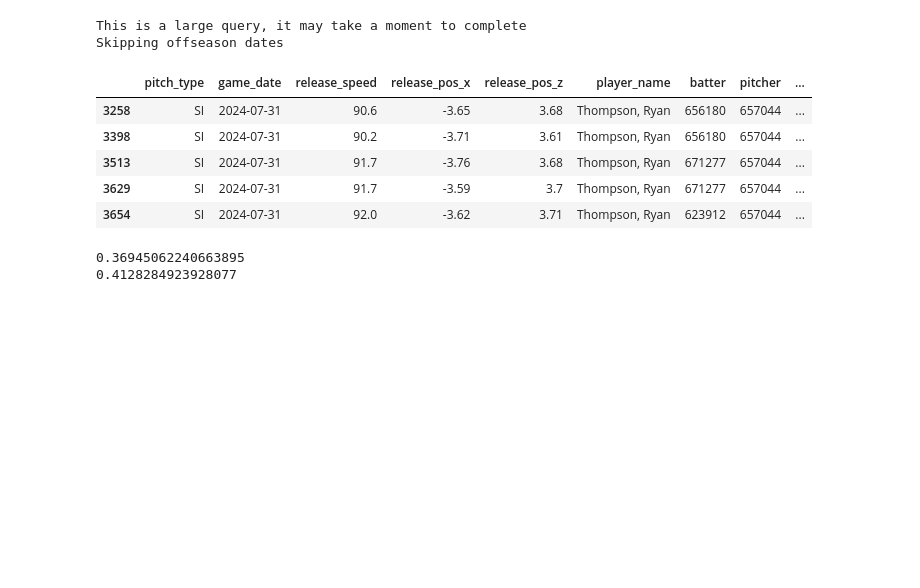
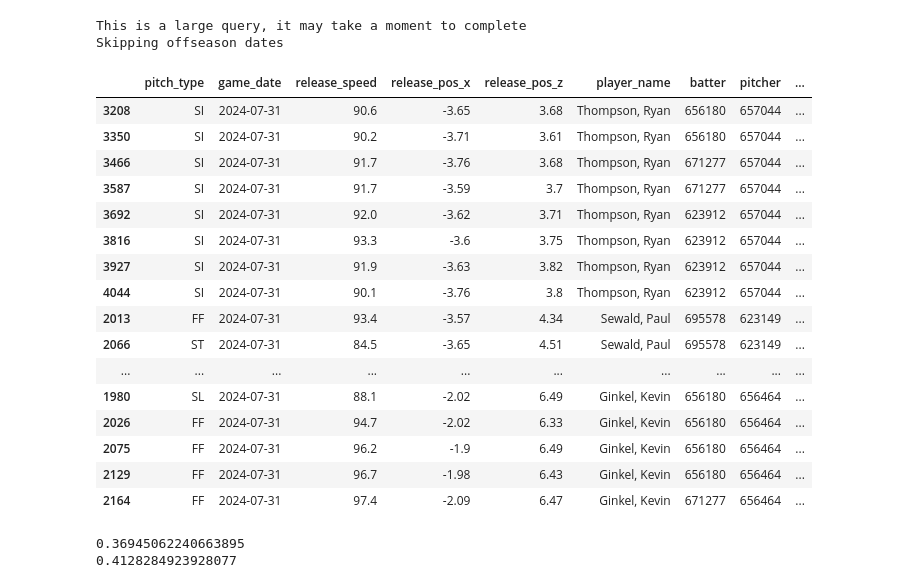
Before and after one commit to skparagas/Coors-Hangover-Effect, a Jupyter notebook: statcast.ipynb, the cells around one changed output. Saved outputs shown, nothing was run; the diff lists cells and outputs as text; code cells hidden in the pictures; blank space fills up the shorter version.

```diff
--- a/statcast.ipynb
+++ b/statcast.ipynb
@@ -28,14 +28,25 @@ Skipping offseason dates
 # %%
 df['bahb'] = df['babip_value']
 df.loc[df['events'] == 'home_run', 'bahb'] = 1
-df.head()
+df.head(50)
 # %% [output]
 |  | pitch_type | game_date | release_speed | release_pos_x | release_pos_z | player_name | batter | pitcher | ... |
-| 3258 | SI | 2024-07-31 | 90.6 | -3.65 | 3.68 | Thompson, Ryan | 656180 | 657044 | ... |
-| 3398 | SI | 2024-07-31 | 90.2 | -3.71 | 3.61 | Thompson, Ryan | 656180 | 657044 | ... |
-| 3513 | SI | 2024-07-31 | 91.7 | -3.76 | 3.68 | Thompson, Ryan | 671277 | 657044 | ... |
-| 3629 | SI | 2024-07-31 | 91.7 | -3.59 | 3.7 | Thompson, Ryan | 671277 | 657044 | ... |
-| 3654 | SI | 2024-07-31 | 92.0 | -3.62 | 3.71 | Thompson, Ryan | 623912 | 657044 | ... |
+| 3208 | SI | 2024-07-31 | 90.6 | -3.65 | 3.68 | Thompson, Ryan | 656180 | 657044 | ... |
+| 3350 | SI | 2024-07-31 | 90.2 | -3.71 | 3.61 | Thompson, Ryan | 656180 | 657044 | ... |
+| 3466 | SI | 2024-07-31 | 91.7 | -3.76 | 3.68 | Thompson, Ryan | 671277 | 657044 | ... |
+| 3587 | SI | 2024-07-31 | 91.7 | -3.59 | 3.7 | Thompson, Ryan | 671277 | 657044 | ... |
+| 3692 | SI | 2024-07-31 | 92.0 | -3.62 | 3.71 | Thompson, Ryan | 623912 | 657044 | ... |
+| 3816 | SI | 2024-07-31 | 93.3 | -3.6 | 3.75 | Thompson, Ryan | 623912 | 657044 | ... |
+| 3927 | SI | 2024-07-31 | 91.9 | -3.63 | 3.82 | Thompson, Ryan | 623912 | 657044 | ... |
+| 4044 | SI | 2024-07-31 | 90.1 | -3.76 | 3.8 | Thompson, Ryan | 623912 | 657044 | ... |
+| 2013 | FF | 2024-07-31 | 93.4 | -3.57 | 4.34 | Sewald, Paul | 695578 | 623149 | ... |
+| 2066 | ST | 2024-07-31 | 84.5 | -3.65 | 4.51 | Sewald, Paul | 695578 | 623149 | ... |
+| ... | ... | ... | ... | ... | ... | ... | ... | ... | ... |
+| 1980 | SL | 2024-07-31 | 88.1 | -2.02 | 6.49 | Ginkel, Kevin | 656180 | 656464 | ... |
+| 2026 | FF | 2024-07-31 | 94.7 | -2.02 | 6.33 | Ginkel, Kevin | 656180 | 656464 | ... |
+| 2075 | FF | 2024-07-31 | 96.2 | -1.9 | 6.49 | Ginkel, Kevin | 656180 | 656464 | ... |
+| 2129 | FF | 2024-07-31 | 96.7 | -1.98 | 6.43 | Ginkel, Kevin | 656180 | 656464 | ... |
+| 2164 | FF | 2024-07-31 | 97.4 | -2.09 | 6.47 | Ginkel, Kevin | 671277 | 656464 | ... |
 # %%
 col_df = df[(df.home_team == 'COL') & (df['description'] == 'hit_into_play') & (df['estimated_woba_using_speedangle'] != '<NA>')]
 #col_df.head()
```
Also changed, not shown: 1 other file.
